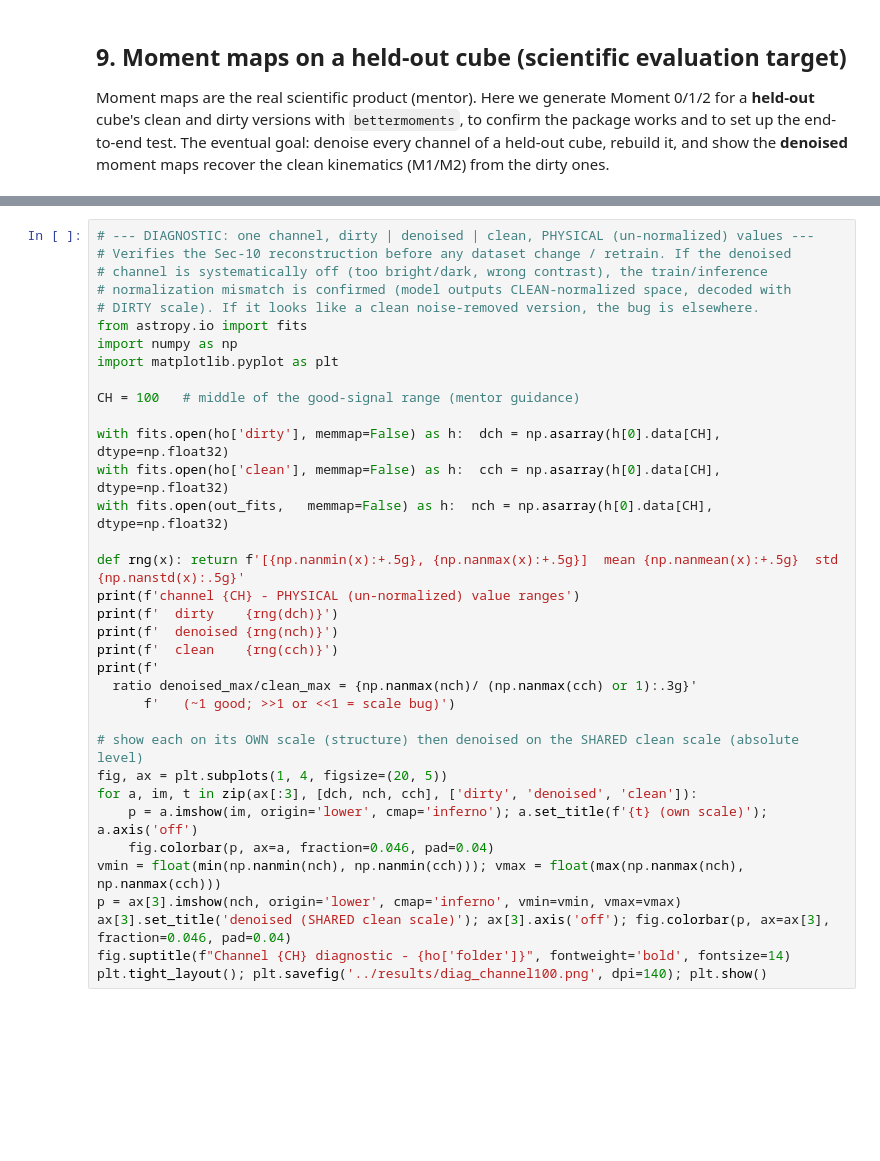
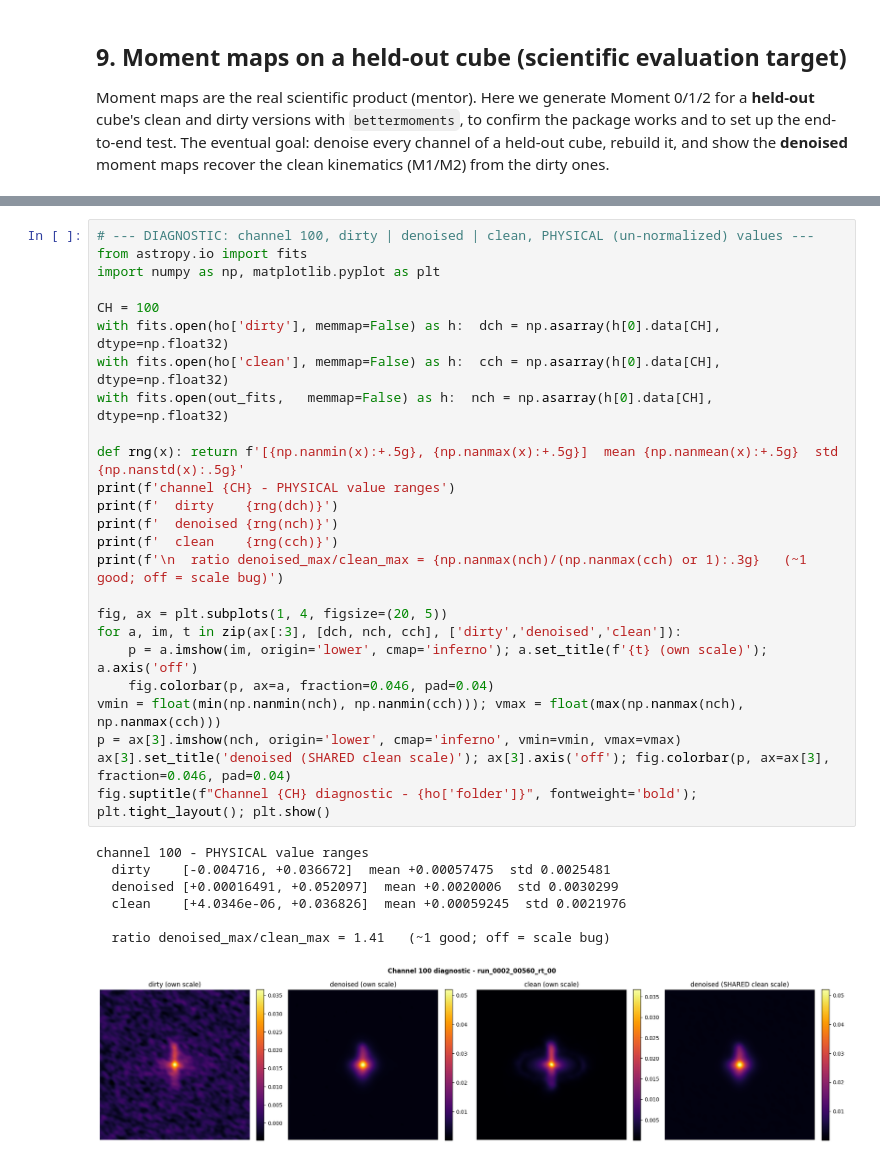
Before and after one commit to KrishanYadav333/EXXA, a Jupyter notebook: 05-unet-line-emission.ipynb, the cells around one changed output, grey strips where cells are left out. Cells and saved outputs as stored; diff of their text form; blank space fills up the shorter version.

```diff
--- a/05-unet-line-emission.ipynb
+++ b/05-unet-line-emission.ipynb
@@ -504,36 +504,34 @@ M2                1.4757              1.6188         -9.7%
 (positive improvement = denoised moment map is closer to clean than dirty was)
 # %%
-# --- DIAGNOSTIC: one channel, dirty | denoised | clean, PHYSICAL (un-normalized) values ---
-# Verifies the Sec-10 reconstruction before any dataset change / retrain. If the denoised
-# channel is systematically off (too bright/dark, wrong contrast), the train/inference
-# normalization mismatch is confirmed (model outputs CLEAN-normalized space, decoded with
-# DIRTY scale). If it looks like a clean noise-removed version, the bug is elsewhere.
+# --- DIAGNOSTIC: channel 100, dirty | denoised | clean, PHYSICAL (un-normalized) values ---
 from astropy.io import fits
-import numpy as np
-import matplotlib.pyplot as plt
+import numpy as np, matplotlib.pyplot as plt
 
-CH = 100   # middle of the good-signal range (mentor guidance)
-
+CH = 100
 with fits.open(ho['dirty'], memmap=False) as h:  dch = np.asarray(h[0].data[CH], dtype=np.float32)
 with fits.open(ho['clean'], memmap=False) as h:  cch = np.asarray(h[0].data[CH], dtype=np.float32)
 with fits.open(out_fits,   memmap=False) as h:  nch = np.asarray(h[0].data[CH], dtype=np.float32)
 
 def rng(x): return f'[{np.nanmin(x):+.5g}, {np.nanmax(x):+.5g}]  mean {np.nanmean(x):+.5g}  std {np.nanstd(x):.5g}'
-print(f'channel {CH} - PHYSICAL (un-normalized) value ranges')
+print(f'channel {CH} - PHYSICAL value ranges')
 print(f'  dirty    {rng(dch)}')
 print(f'  denoised {rng(nch)}')
 print(f'  clean    {rng(cch)}')
-print(f'
-  ratio denoised_max/clean_max = {np.nanmax(nch)/ (np.nanmax(cch) or 1):.3g}'
-      f'   (~1 good; >>1 or <<1 = scale bug)')
+print(f'\n  ratio denoised_max/clean_max = {np.nanmax(nch)/(np.nanmax(cch) or 1):.3g}   (~1 good; off = scale bug)')
 
-# show each on its OWN scale (structure) then denoised on the SHARED clean scale (absolute level)
 fig, ax = plt.subplots(1, 4, figsize=(20, 5))
-for a, im, t in zip(ax[:3], [dch, nch, cch], ['dirty', 'denoised', 'clean']):
+for a, im, t in zip(ax[:3], [dch, nch, cch], ['dirty','denoised','clean']):
     p = a.imshow(im, origin='lower', cmap='inferno'); a.set_title(f'{t} (own scale)'); a.axis('off')
     fig.colorbar(p, ax=a, fraction=0.046, pad=0.04)
 vmin = float(min(np.nanmin(nch), np.nanmin(cch))); vmax = float(max(np.nanmax(nch), np.nanmax(cch)))
 p = ax[3].imshow(nch, origin='lower', cmap='inferno', vmin=vmin, vmax=vmax)
 ax[3].set_title('denoised (SHARED clean scale)'); ax[3].axis('off'); fig.colorbar(p, ax=ax[3], fraction=0.046, pad=0.04)
-fig.suptitle(f"Channel {CH} diagnostic - {ho['folder']}", fontweight='bold', fontsize=14)
-plt.tight_layout(); plt.savefig('../results/diag_channel100.png', dpi=140); plt.show()
+fig.suptitle(f"Channel {CH} diagnostic - {ho['folder']}", fontweight='bold'); plt.tight_layout(); plt.show()
+# %% [output]
+channel 100 - PHYSICAL value ranges
+  dirty    [-0.004716, +0.036672]  mean +0.00057475  std 0.0025481
+  denoised [+0.00016491, +0.052097]  mean +0.0020006  std 0.0030299
+  clean    [+4.0346e-06, +0.036826]  mean +0.00059245  std 0.0021976
+
+  ratio denoised_max/clean_max = 1.41   (~1 good; off = scale bug)
+[figure, added]
```
Also changed, not shown: parts of 17 cells of this notebook.
